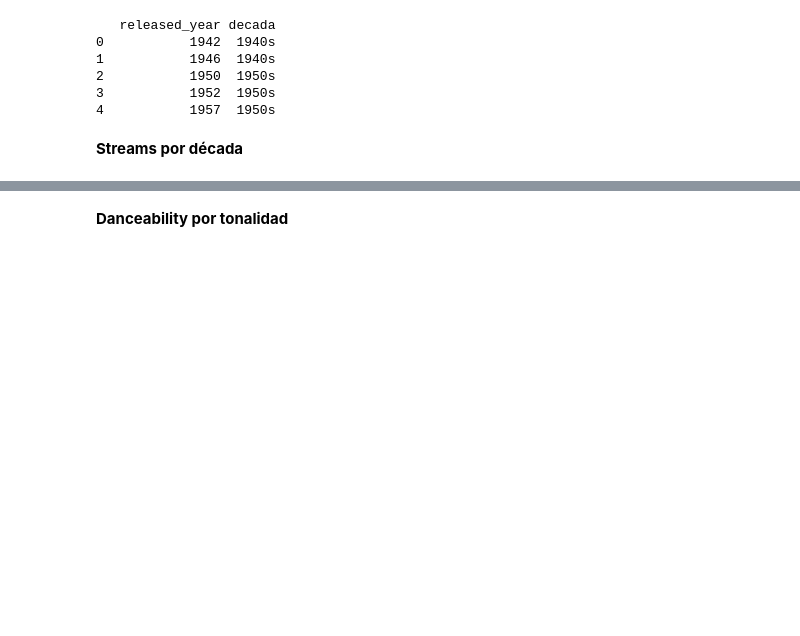
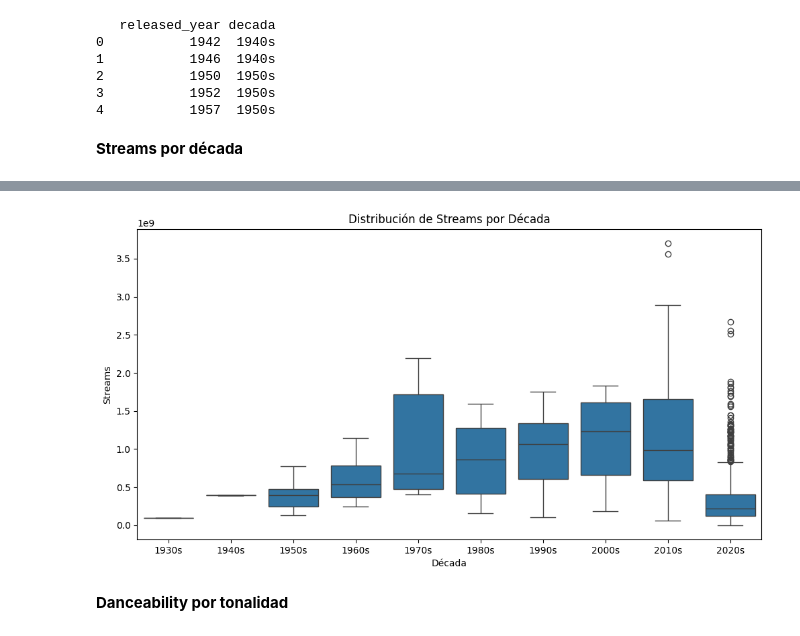
Before and after one commit to Blangis/An-lisis-industria-musical, a Jupyter notebook: distribuciones.ipynb, the cells around one changed output, grey strips where cells are left out. Drawn from its saved outputs; the diff is of its cells as text; code cells hidden in the pictures; blank space fills up the shorter version.

```diff
--- a/distribuciones.ipynb
+++ b/distribuciones.ipynb
@@ -70,3 +72,15 @@ plt.show()
+# %%
+orden_decadas = ["1930s","1940s", "1950s", "1960s", "1970s", "1980s", "1990s", "2000s", "2010s", "2020s"]
+
+plt.figure(figsize=(12,6))
+sns.boxplot(x="decada", y="streams", data=df_filtrado, order=orden_decadas)
+
+plt.title("Distribución de Streams por Década")
+plt.xlabel("Década")
+plt.ylabel("Streams")
+plt.show()
+# %% [output]
+[figure, added]
 # %% [markdown]
 **Danceability por tonalidad**
 # %%
```
Also changed, not shown: parts of 3 cells of this notebook, 1 other file.
